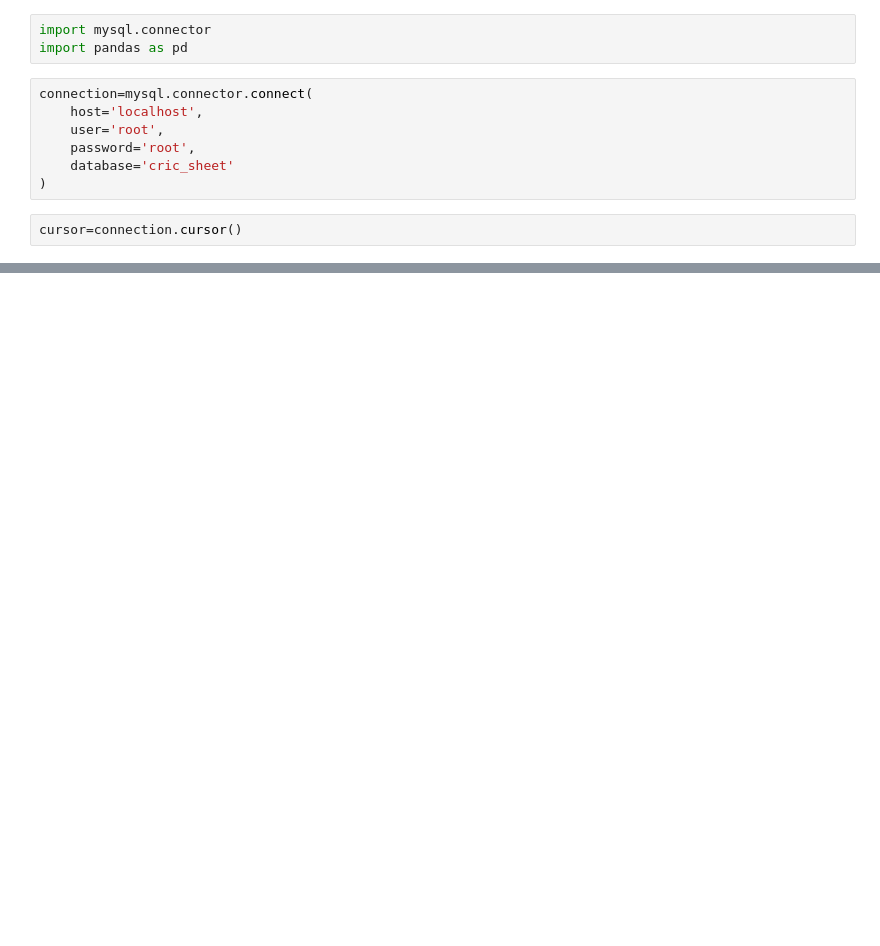
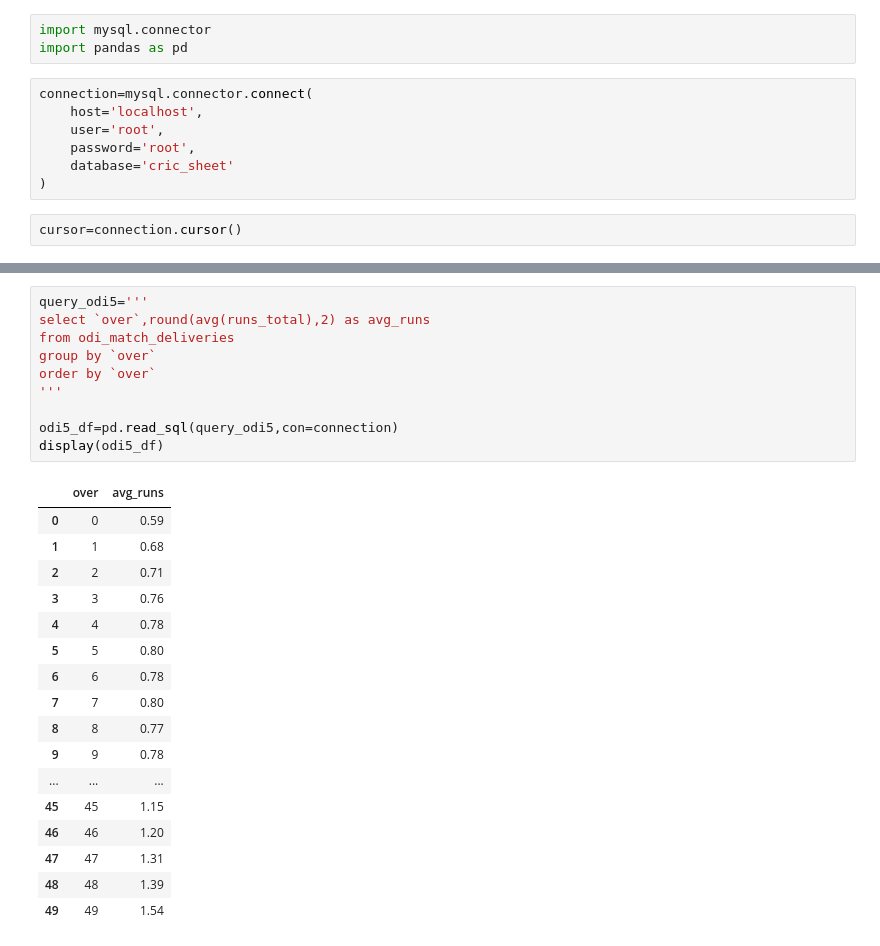
Before and after one commit to tamizhvv/guvi_projects, a Jupyter notebook: cricsheet_project/Queries.ipynb, the cells around one changed output, grey strips where cells are left out. Drawn from its saved outputs; the diff is of its cells as text; blank space fills up the shorter version.

```diff
--- a/cricsheet_project/Queries.ipynb
+++ b/cricsheet_project/Queries.ipynb
@@ -69,0 +322,28 @@ print(df_pressure_perf.head())
+# %%
+query_odi5='''
+select `over`,round(avg(runs_total),2) as avg_runs
+from odi_match_deliveries
+group by `over`
+order by `over`
+'''
+
+odi5_df=pd.read_sql(query_odi5,con=connection)
+display(odi5_df)
+# %% [output]
+|  | over | avg_runs |
+| 0 | 0 | 0.59 |
+| 1 | 1 | 0.68 |
+| 2 | 2 | 0.71 |
+| 3 | 3 | 0.76 |
+| 4 | 4 | 0.78 |
+| 5 | 5 | 0.80 |
+| 6 | 6 | 0.78 |
+| 7 | 7 | 0.80 |
+| 8 | 8 | 0.77 |
+| 9 | 9 | 0.78 |
+| ... | ... | ... |
+| 45 | 45 | 1.15 |
+| 46 | 46 | 1.20 |
+| 47 | 47 | 1.31 |
+| 48 | 48 | 1.39 |
+| 49 | 49 | 1.54 |
```
Also changed, not shown: parts of 16 cells of this notebook, 5 other files.
